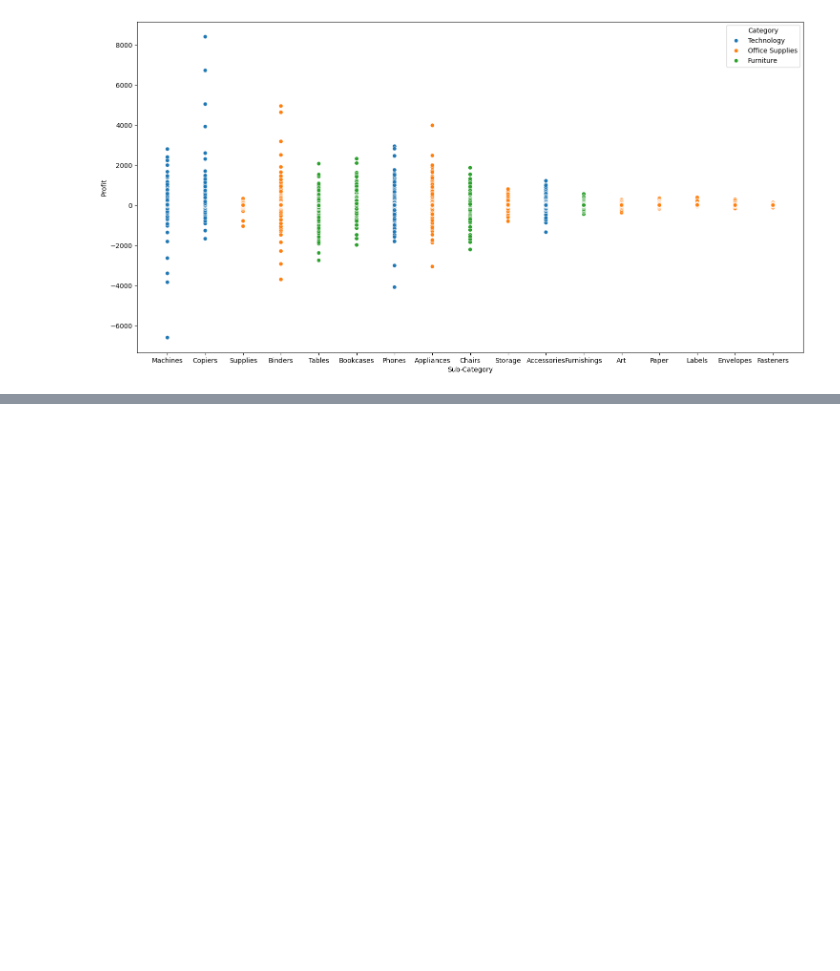
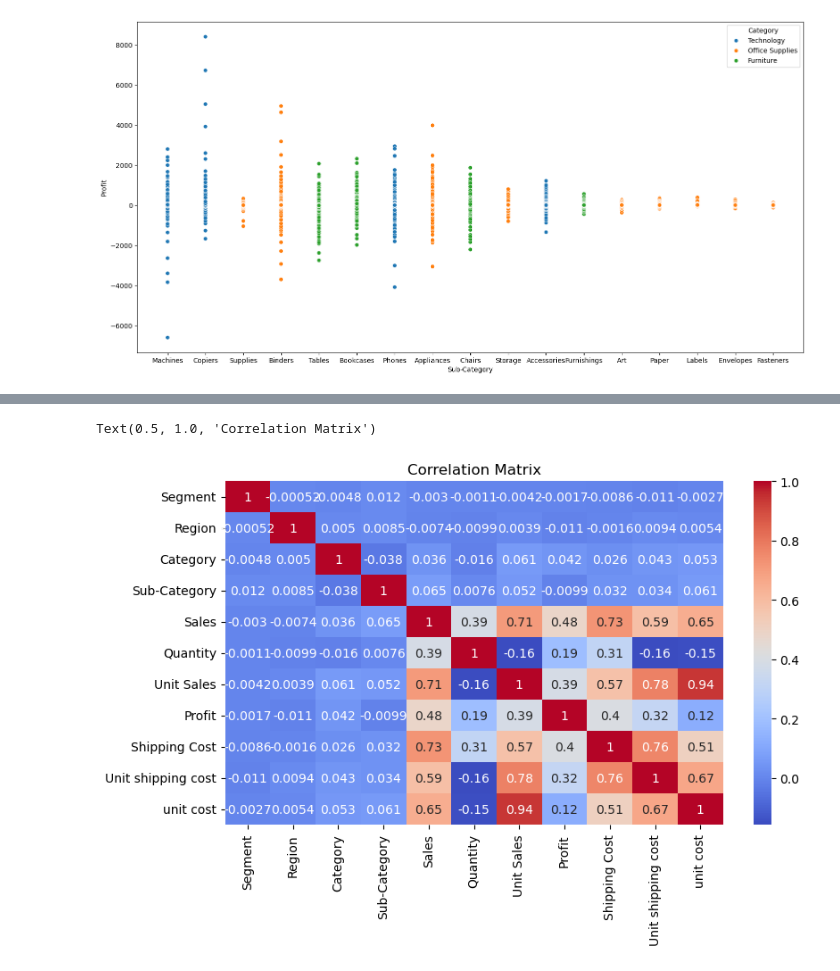
Before and after one commit to cbibian/jupyter_webapp_C964, a Jupyter notebook: C964_Task2_Part_C_WebApp.ipynb, the cells around one changed output, grey strips where cells are left out. Drawn from its saved outputs; the diff is of its cells as text; code cells hidden in the pictures; blank space fills up the shorter version.

Commit message:
moved correlation matrix

```diff
--- a/C964_Task2_Part_C_WebApp.ipynb
+++ b/C964_Task2_Part_C_WebApp.ipynb
@@ -327,5 +369,17 @@ print(non_numerical_df)
 # %%
 clean_df.drop(['Ship Date', 'Number of days', 'State', 'Profit_per_unit', 'Discount', 'Ship Mode', 'Order Priority', 'Order Date', 'Row ID'], axis=1, inplace=True)
+# %%
+print("Checking once more how correlated the remaining numerical predictor variables are before looking at the variance inflation factor scores.")
+
+correlation_matrix = clean_df.corr(numeric_only=True)
+
+fig, ax = plt.subplots(figsize=(9, 5))
+
+sns.heatmap(correlation_matrix, ax=ax, annot=True, cmap='coolwarm')
+plt.title('Correlation Matrix')
+# %% [output]
+Text(0.5, 1.0, 'Correlation Matrix')
+[figure, added]
 # %%
 from statsmodels.stats.outliers_influence import variance_inflation_factor
 # %%
```
Also changed, not shown: parts of 20 cells of this notebook.
